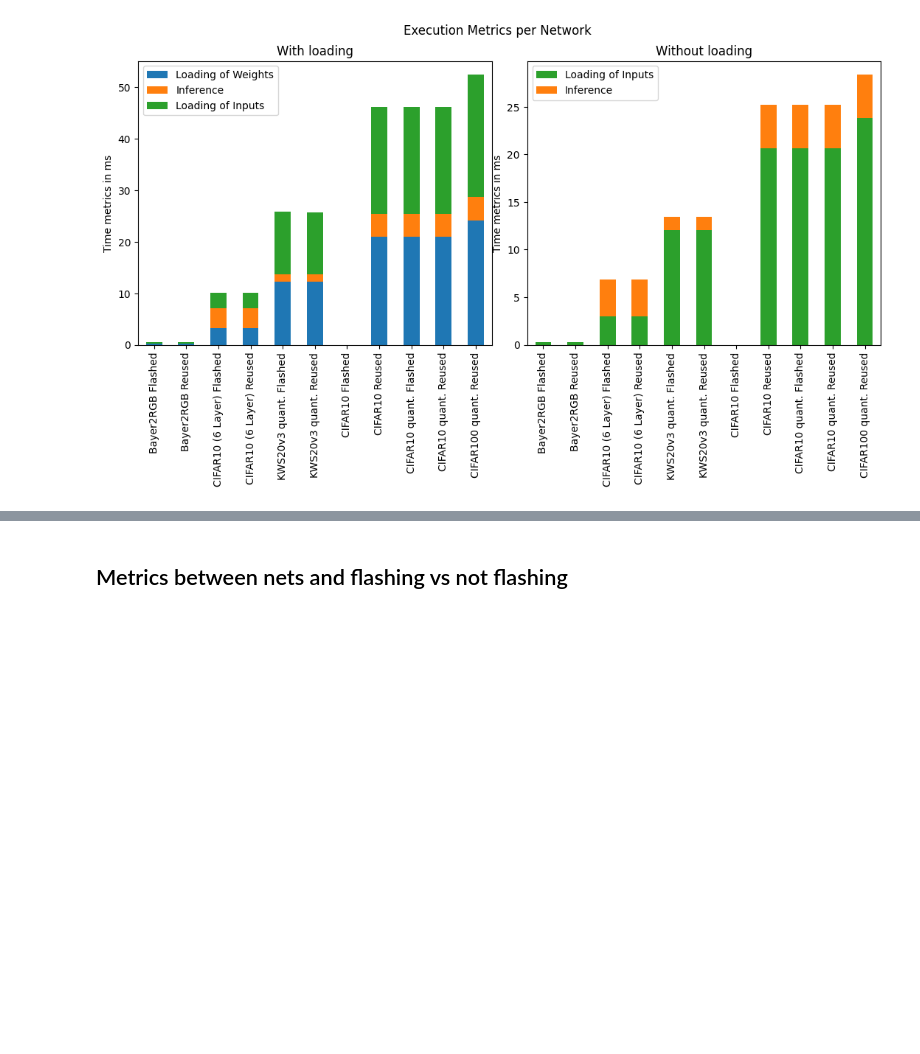
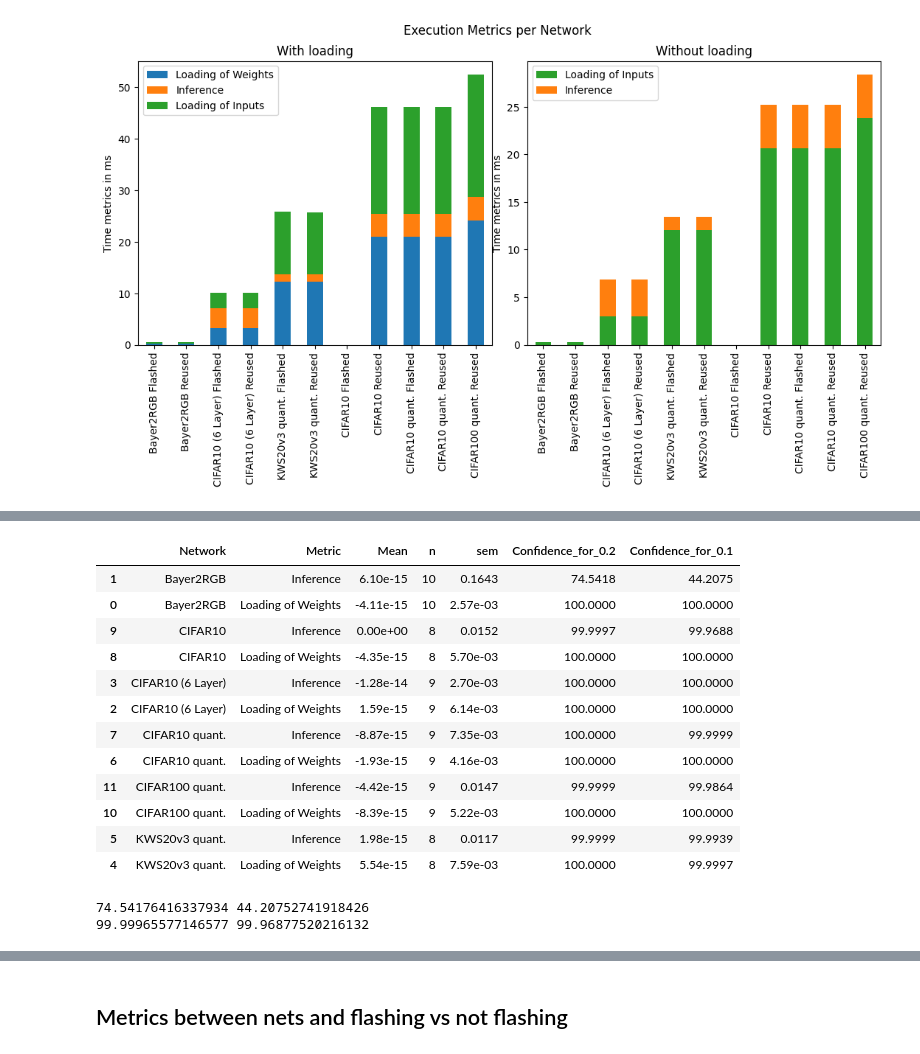
Before and after one commit to ekut-es/netdeployonnx, a Jupyter notebook: netdeployonnx/client/experiment_networks.ipynb, the cells around one changed output, grey strips where cells are left out. Saved outputs shown, nothing was run; the diff lists cells and outputs as text; code cells hidden in the pictures; blank space fills up the shorter version.

```diff
--- a/netdeployonnx/client/experiment_networks.ipynb
+++ b/netdeployonnx/client/experiment_networks.ipynb
@@ -332,6 +332,64 @@ fig.savefig(figures_path / "05_repetition_metrics_per_network_accuracy.pdf", for
 _child0
 _child4
 [figure]
+# %%
+# For each network (except Bayer2RGB) and metric combination
+results = []
+for network in df_with_mean["Network"].unique():
+    for metric in df_with_mean["Metric"].unique():
+        # Get the relative precision values for this group
+        group_data = df_with_mean[
+            (df_with_mean["Network"] == network) &
+            (df_with_mean["Metric"] == metric)
+        ]["Relative Precision"]
+
+        if len(group_data) > 0:  # Check if we have data for this combination
+            # Calculate the standard error of the mean
+            sem = stats.sem(group_data)
+            df = len(group_data) - 1
+
+            # Calculate what confidence level gives us exactly ±0.2 bounds
+            t_score = 0.2 / sem  # The t-score needed for ±0.2 bounds
+            confidence = (2 * stats.t.cdf(t_score, df) - 1) * 100  # Convert to percentage
+
+            # For reference, also calculate the ±0.1 confidence
+            t_score_01 = 0.1 / sem
+            confidence_01 = (2 * stats.t.cdf(t_score_01, df) - 1) * 100
+
+            results.append({
+                'Network': network,
+                'Metric': metric,
+                'Mean': np.mean(group_data),
+                'n': len(group_data),
+                'sem': sem,
+                'Confidence_for_0.2': confidence,
+                'Confidence_for_0.1': confidence_01
+            })
+
+# Convert to DataFrame and display results
+results_df = pd.DataFrame(results)
+#results_df = results_df[results_df['Metric'] == 'Inference']
+pd.set_option('display.max_rows', None)
+pd.set_option('display.float_format', lambda x: '{:.2e}'.format(x) if abs(x) < 0.01 else '{:.4f}'.format(x))
+display(results_df.sort_values(['Network', 'Metric']))
+print(min(results_df['Confidence_for_0.2']),min(results_df['Confidence_for_0.1']))
+print(min(results_df[results_df['Network'] != 'Bayer2RGB']['Confidence_for_0.2']),min(results_df[results_df['Network'] != 'Bayer2RGB']['Confidence_for_0.1']))
+# %% [output]
+|  | Network | Metric | Mean | n | sem | Confidence_for_0.2 | Confidence_for_0.1 |
+| 1 | Bayer2RGB | Inference | 6.10e-15 | 10 | 0.1643 | 74.5418 | 44.2075 |
+| 0 | Bayer2RGB | Loading of Weights | -4.11e-15 | 10 | 2.57e-03 | 100.0000 | 100.0000 |
+| 9 | CIFAR10 | Inference | 0.00e+00 | 8 | 0.0152 | 99.9997 | 99.9688 |
+| 8 | CIFAR10 | Loading of Weights | -4.35e-15 | 8 | 5.70e-03 | 100.0000 | 100.0000 |
+| 3 | CIFAR10 (6 Layer) | Inference | -1.28e-14 | 9 | 2.70e-03 | 100.0000 | 100.0000 |
+| 2 | CIFAR10 (6 Layer) | Loading of Weights | 1.59e-15 | 9 | 6.14e-03 | 100.0000 | 100.0000 |
+| 7 | CIFAR10 quant. | Inference | -8.87e-15 | 9 | 7.35e-03 | 100.0000 | 99.9999 |
+| 6 | CIFAR10 quant. | Loading of Weights | -1.93e-15 | 9 | 4.16e-03 | 100.0000 | 100.0000 |
+| 11 | CIFAR100 quant. | Inference | -4.42e-15 | 9 | 0.0147 | 99.9999 | 99.9864 |
+| 10 | CIFAR100 quant. | Loading of Weights | -8.39e-15 | 9 | 5.22e-03 | 100.0000 | 100.0000 |
+| 5 | KWS20v3 quant. | Inference | 1.98e-15 | 8 | 0.0117 | 99.9999 | 99.9939 |
+| 4 | KWS20v3 quant. | Loading of Weights | 5.54e-15 | 8 | 7.59e-03 | 100.0000 | 99.9997 |
+74.54176416337934 44.20752741918426
+99.99965577146577 99.96877520216132
 # %%
 from scipy.stats import t
 from scipy.stats import norm
```
Also changed, not shown: parts of 5 cells of this notebook, 1 other file.
